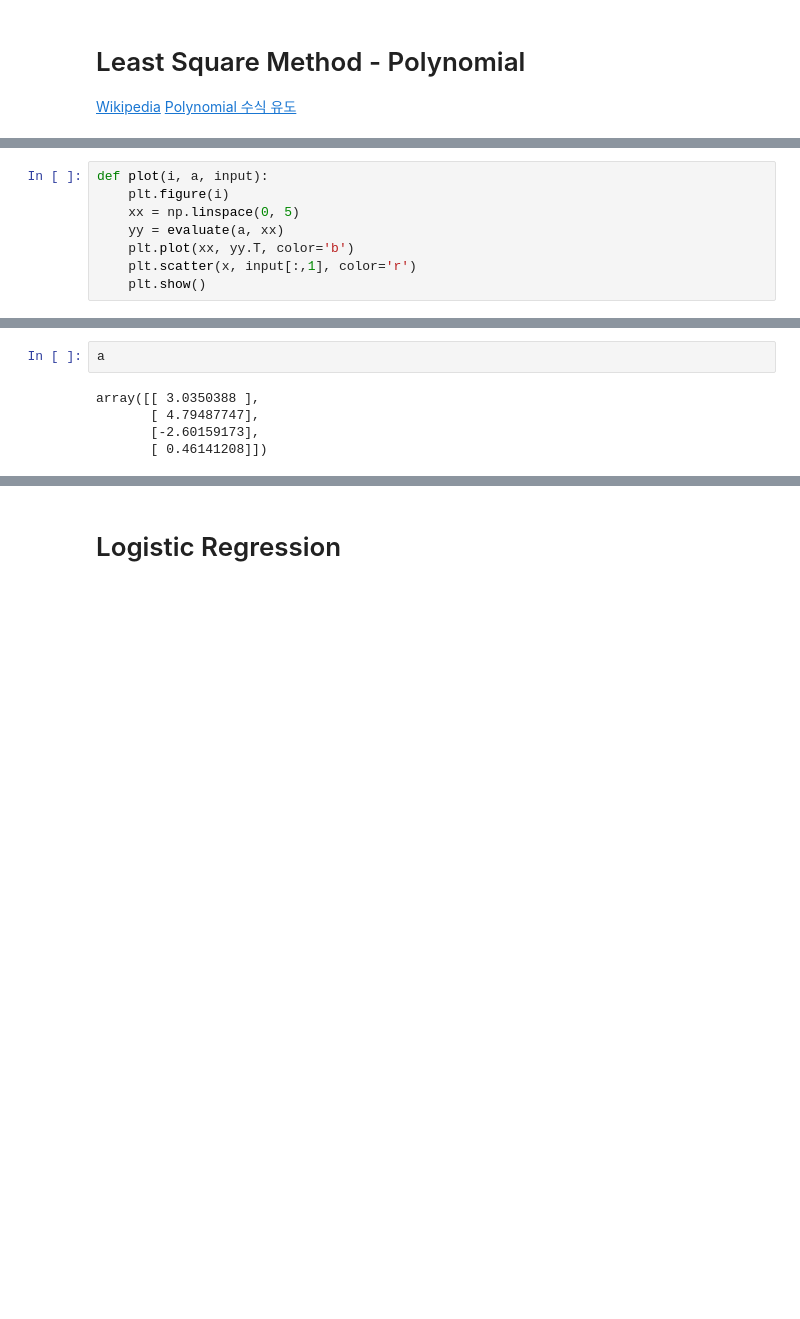
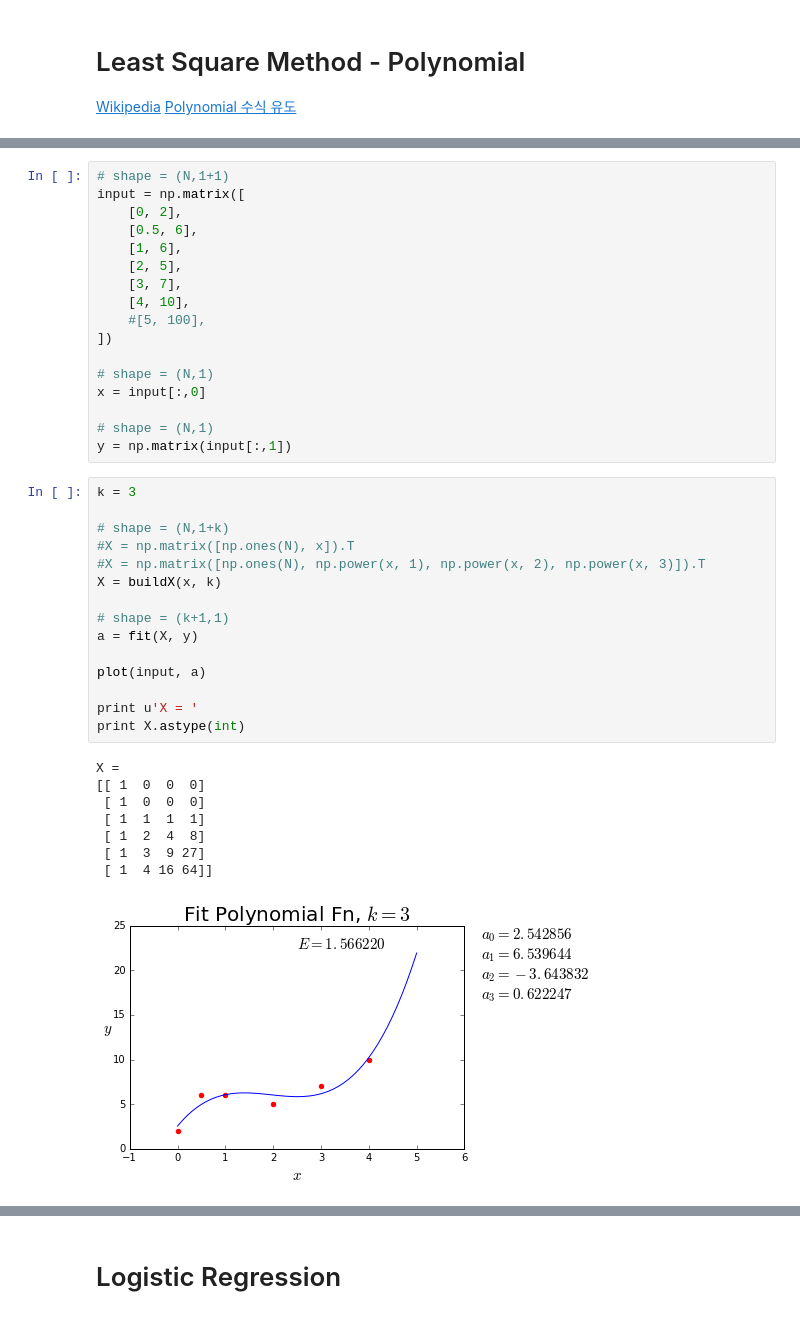
Before and after one commit to macromancer/DLTutorial_Python, a Jupyter notebook: LinearLeastSquare.ipynb, the cells around one changed output, grey strips where cells are left out. Drawn from its saved outputs; the diff is of its cells as text; blank space fills up the shorter version.

```diff
--- a/LinearLeastSquare.ipynb
+++ b/LinearLeastSquare.ipynb
@@ -75,8 +62,0 @@ matrix([[  2.05056154],
-# %%
-def plot(i, a, input):
-    plt.figure(i)
-    xx = np.linspace(0, 5)
-    yy = evaluate(a, xx)
-    plt.plot(xx, yy.T, color='b')
-    plt.scatter(x, input[:,1], color='r')
-    plt.show()
@@ -123,7 +63,41 @@ epoch = 50000, E = 4.129838
-# %%
-a
-# %% [output]
-array([[ 3.0350388 ],
-       [ 4.79487747],
-       [-2.60159173],
-       [ 0.46141208]])
+# %%
+# shape = (N,1+1)
+input = np.matrix([
+    [0, 2],
+    [0.5, 6],
+    [1, 6],
+    [2, 5],
+    [3, 7],
+    [4, 10],
+    #[5, 100],
+])
+
+# shape = (N,1)
+x = input[:,0]
+
+# shape = (N,1)
+y = np.matrix(input[:,1])
+# %%
+k = 3
+
+# shape = (N,1+k)
+#X = np.matrix([np.ones(N), x]).T
+#X = np.matrix([np.ones(N), np.power(x, 1), np.power(x, 2), np.power(x, 3)]).T
+X = buildX(x, k)
+
+# shape = (k+1,1)
+a = fit(X, y)
+
+plot(input, a)
+
+print u'X = '
+print X.astype(int)
+# %% [output]
+X =
+[[ 1  0  0  0]
+ [ 1  0  0  0]
+ [ 1  1  1  1]
+ [ 1  2  4  8]
+ [ 1  3  9 27]
+ [ 1  4 16 64]]
+[figure, added]
```
Also changed, not shown: parts of 14 cells of this notebook, 3 other files.
